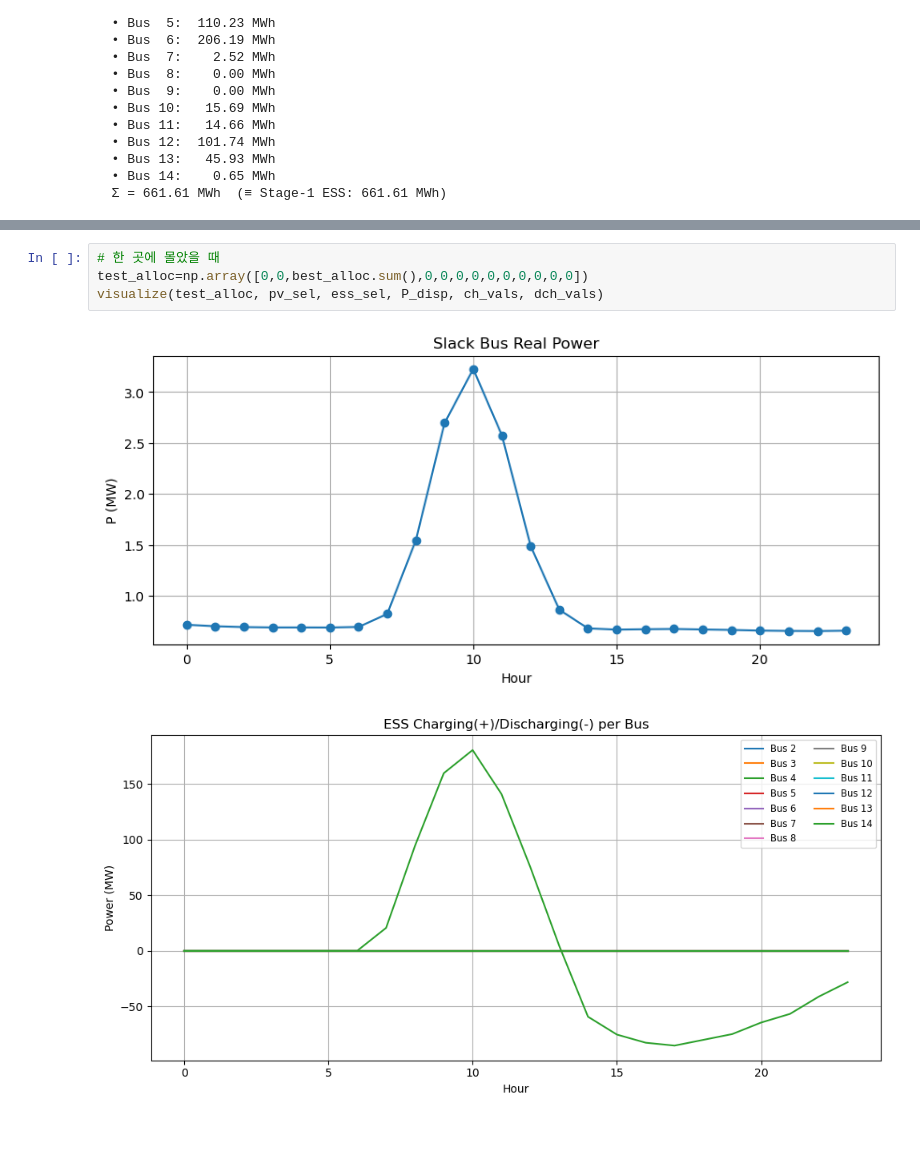
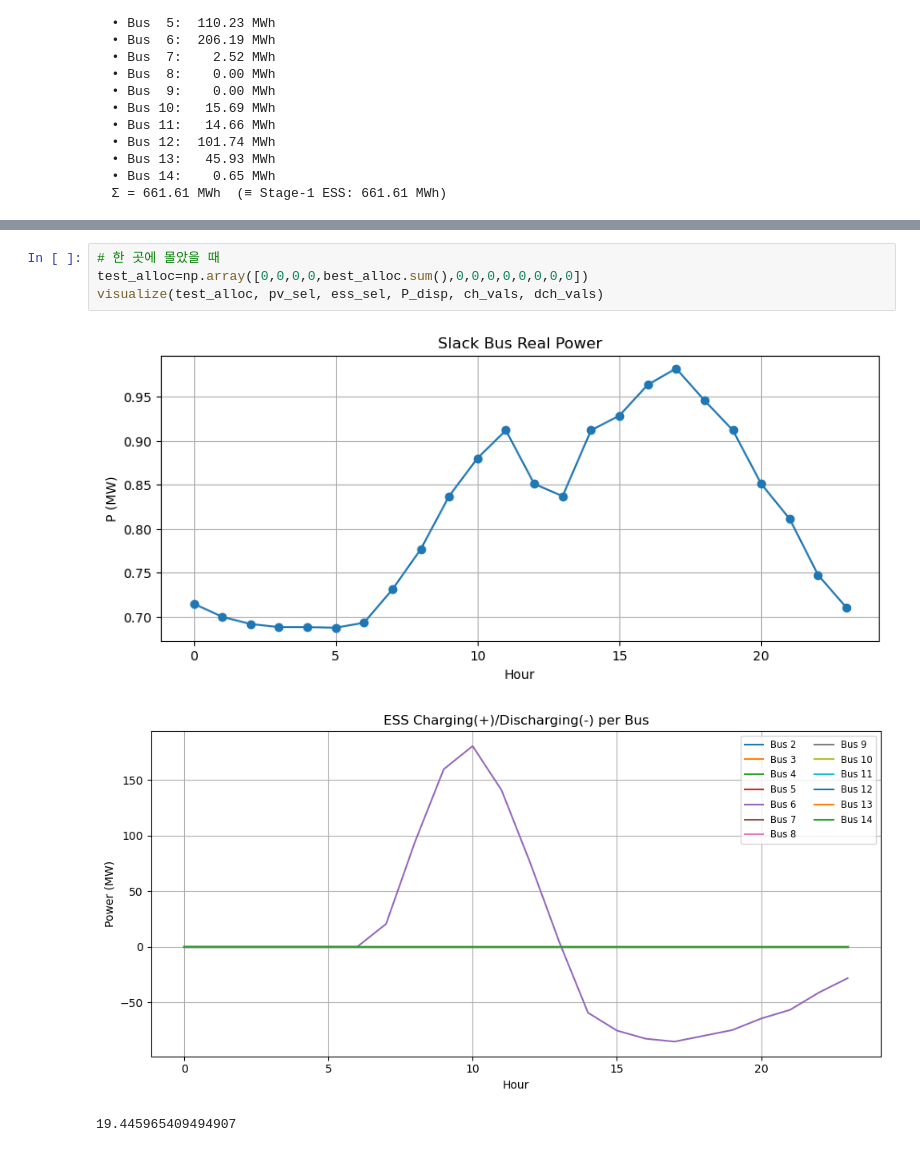
Before and after one commit to 123min123min/study_ai, a Jupyter notebook: DRO_orca.ipynb, the cells around one changed output, grey strips where cells are left out. Drawn from its saved outputs; the diff is of its cells as text.

```diff
--- a/DRO_orca.ipynb
+++ b/DRO_orca.ipynb
@@ -716,7 +718,8 @@ visualize(best_alloc, pv_sel, ess_sel, P_disp, ch_vals, dch_vals)
 # %%
 # 한 곳에 몰았을 때
-test_alloc=np.array([0,0,best_alloc.sum(),0,0,0,0,0,0,0,0,0,0])
+test_alloc=np.array([0,0,0,0,best_alloc.sum(),0,0,0,0,0,0,0,0])
 visualize(test_alloc, pv_sel, ess_sel, P_disp, ch_vals, dch_vals)
 # %% [output]
-[figure, old version]
+[figure, new version]
-[figure, old version]
+[figure, new version]
+19.445965409494907
```
Also changed, not shown: parts of 3 cells of this notebook.
